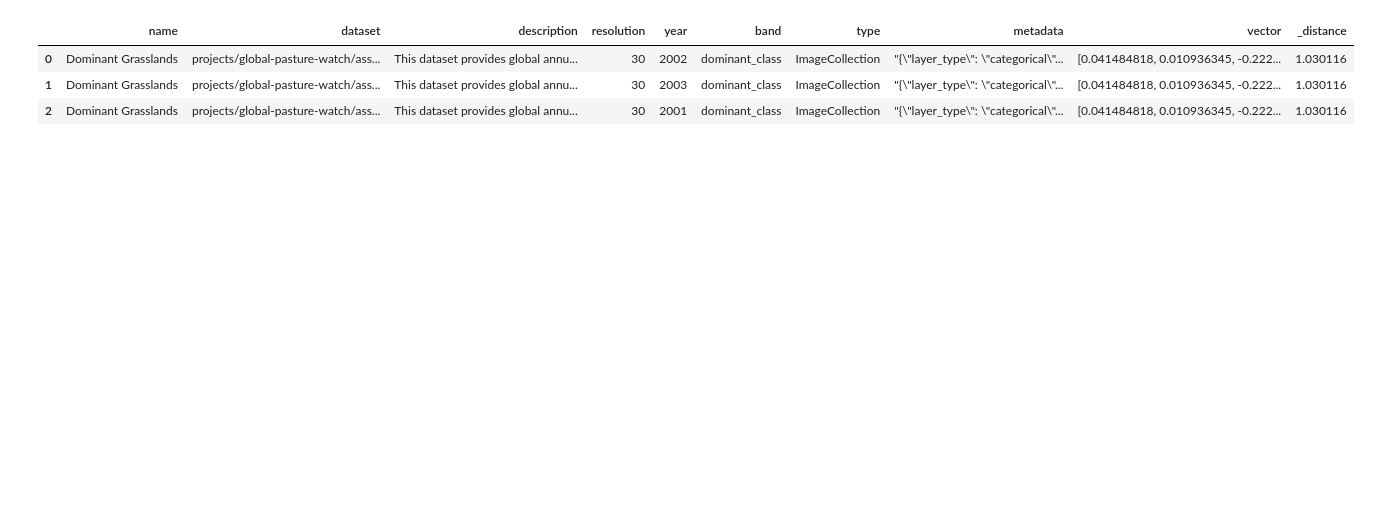
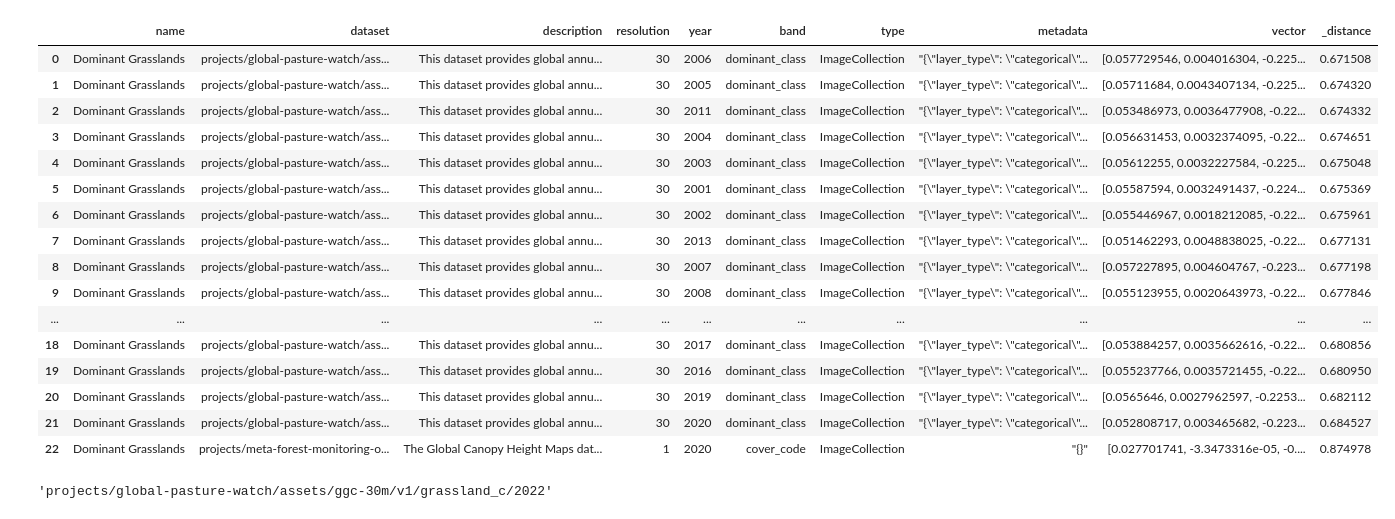
Before and after one commit to wri/project-zeno, a Jupyter notebook: nbs/08_context_layer_rag.ipynb, the cells around one changed output. Saved outputs shown, nothing was run; the diff lists cells and outputs as text; code cells hidden in the pictures; blank space fills up the shorter version.

Commit message:
Update records in layer context rag and add year sorting by default for RAG queries

```diff
--- a/nbs/08_context_layer_rag.ipynb
+++ b/nbs/08_context_layer_rag.ipynb
@@ -323,0 +293,33 @@ layers = [{**layer, "metadata": json.dumps(layer["metadata"] if layer.get("metad
+# %%
+global_cropland_yield_and_area = [
+    {
+        "name": f"Global Cropland Yield and Area ({layer}:{crop_name})",
+        "dataset": f"users/cgiardata/spam_data/2020/{layer}/{crop_id}_A",
+        "resolution": 10000,
+        "description": f"A global dataset providing fine spatial resolution estimates of crop area, yield, and production, facilitating detailed analysis of agricultural production patterns and informing policy decisions. Crop name: {crop_name}, Layer: {layer}",
+        "year": 2020,
+        "band": "b1",
+        "type": "Image",
+        "metadata": {"units": units, "layer": layer, "crop_name":crop_name}
+    }
+    for layer, units in {"yield": "kg/ha", "physical_area":"ha", "harvest_area":"ha", "production":"Mt"}.items()
+    for crop_id, crop_name in {
+        "whea":"Wheat", "rice":"Rice","maiz":"Maize",
+        "barl":"Barley","mill":"Small Millet","pmil":"Pearl Millet",
+        "sorg":"Sorghum","ocer":"Other Cereals","pota":"Potato",
+        "swpo":"Sweet Potato", "yams":"Yams", "cass":"Cassava",
+        "orts":"Other Roots","bean":"Bean","chic":"Chickpea",
+        "cowp":"Cowpea","pige":"Pigeon Pea","lent":"Lentil",
+        "opul":"Other Pulses","soyb":"Soybean","grou":"Groundnut",
+        "cnut":"Coconut","oilp":"Oilpalm","sunf":"Sunflower",
+        "rape":"Rapeseed","sesa":"Sesame Seed","ooil":"Other Oil Crops",
+        "sugc":"Sugarcane","sugb":"Sugarbeet","cott":"Cotton",
+        "ofib":"Other Fibre Crops","coff":"Arabic Coffee","rcof":"Robust Coffee",
+        "coco":"Cocoa", "teas":"Tea", "toba":"Tobacco",
+        "bana":"Banana","plnt":"Plantain","citr":"Citrus",
+        "trof":"Other Tropical Fruit", "temf":"Temperate Fruit", "toma":"Tomato",
+        "onio":"Onion", "vege":"Other Vegetables", "rubb":"Rubber",
+        "rest":"Rest Of Crops",
+    }.items()
+]
+layers.extend(global_cropland_yield_and_area)
@@ -344,7 +353,8 @@ df
 from langchain_ollama.embeddings import OllamaEmbeddings
 
 embedder = OllamaEmbeddings(model="nomic-embed-text")
-df["vector"] = embedder.embed_documents(list(df["description"].values))
+
+df["vector"] = embedder.embed_documents(list((df["name"] + " - " +df["dataset"] + " - " + df["description"] ).values))
 df.head()
 # %% [output]
 |  | name | dataset | description | resolution | year | band | type | metadata | vector |
@@ -356,4 +366,4 @@ df.head()
 # %%
 db = lancedb.connect("s3://zeno-static-data/layers-context")
-table = db.create_table("zeno-layers-context", data = df)
+table = db.create_table("zeno-layers-context", mode="overwrite", data=df)
 # %% [output]
@@ -361,3 +371,3 @@ table = db.create_table("zeno-layers-context", data = df)
 # %%
-query_embedding = embedder.embed_query("I'd like to learn about magrove preservation in Argentina")
+query_embedding = embedder.embed_query("Grasslands preservation in Brazil")
 # %%
@@ -373,8 +394,26 @@ results.to_pandas()
 # %%
-filtered_results = table.search(query_embedding).where("year < 2020").limit(5)
+filtered_results = table.search(query_embedding).limit(30).where("band != 'b1'")
 filtered_results.to_pandas()
 # %% [output]
 |  | name | dataset | description | resolution | year | band | type | metadata | vector | _distance |
-| 0 | Dominant Grasslands | projects/global-pasture-watch/ass... | This dataset provides global annu... | 30 | 2002 | dominant_class | ImageCollection | "{\"layer_type\": \"categorical\"... | [0.041484818, 0.010936345, -0.222... | 1.030116 |
-| 1 | Dominant Grasslands | projects/global-pasture-watch/ass... | This dataset provides global annu... | 30 | 2003 | dominant_class | ImageCollection | "{\"layer_type\": \"categorical\"... | [0.041484818, 0.010936345, -0.222... | 1.030116 |
-| 2 | Dominant Grasslands | projects/global-pasture-watch/ass... | This dataset provides global annu... | 30 | 2001 | dominant_class | ImageCollection | "{\"layer_type\": \"categorical\"... | [0.041484818, 0.010936345, -0.222... | 1.030116 |
+| 0 | Dominant Grasslands | projects/global-pasture-watch/ass... | This dataset provides global annu... | 30 | 2006 | dominant_class | ImageCollection | "{\"layer_type\": \"categorical\"... | [0.057729546, 0.004016304, -0.225... | 0.671508 |
+| 1 | Dominant Grasslands | projects/global-pasture-watch/ass... | This dataset provides global annu... | 30 | 2005 | dominant_class | ImageCollection | "{\"layer_type\": \"categorical\"... | [0.05711684, 0.0043407134, -0.225... | 0.674320 |
+| 2 | Dominant Grasslands | projects/global-pasture-watch/ass... | This dataset provides global annu... | 30 | 2011 | dominant_class | ImageCollection | "{\"layer_type\": \"categorical\"... | [0.053486973, 0.0036477908, -0.22... | 0.674332 |
+| 3 | Dominant Grasslands | projects/global-pasture-watch/ass... | This dataset provides global annu... | 30 | 2004 | dominant_class | ImageCollection | "{\"layer_type\": \"categorical\"... | [0.056631453, 0.0032374095, -0.22... | 0.674651 |
+| 4 | Dominant Grasslands | projects/global-pasture-watch/ass... | This dataset provides global annu... | 30 | 2003 | dominant_class | ImageCollection | "{\"layer_type\": \"categorical\"... | [0.05612255, 0.0032227584, -0.225... | 0.675048 |
+| 5 | Dominant Grasslands | projects/global-pasture-watch/ass... | This dataset provides global annu... | 30 | 2001 | dominant_class | ImageCollection | "{\"layer_type\": \"categorical\"... | [0.05587594, 0.0032491437, -0.224... | 0.675369 |
+| 6 | Dominant Grasslands | projects/global-pasture-watch/ass... | This dataset provides global annu... | 30 | 2002 | dominant_class | ImageCollection | "{\"layer_type\": \"categorical\"... | [0.055446967, 0.0018212085, -0.22... | 0.675961 |
+| 7 | Dominant Grasslands | projects/global-pasture-watch/ass... | This dataset provides global annu... | 30 | 2013 | dominant_class | ImageCollection | "{\"layer_type\": \"categorical\"... | [0.051462293, 0.0048838025, -0.22... | 0.677131 |
+| 8 | Dominant Grasslands | projects/global-pasture-watch/ass... | This dataset provides global annu... | 30 | 2007 | dominant_class | ImageCollection | "{\"layer_type\": \"categorical\"... | [0.057227895, 0.004604767, -0.223... | 0.677198 |
+| 9 | Dominant Grasslands | projects/global-pasture-watch/ass... | This dataset provides global annu... | 30 | 2008 | dominant_class | ImageCollection | "{\"layer_type\": \"categorical\"... | [0.055123955, 0.0020643973, -0.22... | 0.677846 |
+| ... | ... | ... | ... | ... | ... | ... | ... | ... | ... | ... |
+| 18 | Dominant Grasslands | projects/global-pasture-watch/ass... | This dataset provides global annu... | 30 | 2017 | dominant_class | ImageCollection | "{\"layer_type\": \"categorical\"... | [0.053884257, 0.0035662616, -0.22... | 0.680856 |
+| 19 | Dominant Grasslands | projects/global-pasture-watch/ass... | This dataset provides global annu... | 30 | 2016 | dominant_class | ImageCollection | "{\"layer_type\": \"categorical\"... | [0.055237766, 0.0035721455, -0.22... | 0.680950 |
+| 20 | Dominant Grasslands | projects/global-pasture-watch/ass... | This dataset provides global annu... | 30 | 2019 | dominant_class | ImageCollection | "{\"layer_type\": \"categorical\"... | [0.0565646, 0.0027962597, -0.2253... | 0.682112 |
+| 21 | Dominant Grasslands | projects/global-pasture-watch/ass... | This dataset provides global annu... | 30 | 2020 | dominant_class | ImageCollection | "{\"layer_type\": \"categorical\"... | [0.052808717, 0.003465682, -0.223... | 0.684527 |
+| 22 | Dominant Grasslands | projects/meta-forest-monitoring-o... | The Global Canopy Height Maps dat... | 1 | 2020 | cover_code | ImageCollection | "{}" | [0.027701741, -3.3473316e-05, -0.... | 0.874978 |
+# %%
+results = table.search(query_embedding).limit(20).to_pandas()
+results[results['name'] == results.iloc[0]['name']].sort_values(by="year", ascending=False).iloc[0].dataset
+# %% [output]
+'projects/global-pasture-watch/assets/ggc-30m/v1/grassland_c/2022'
```
Also changed, not shown: parts of 14 cells of this notebook, 6 other files.
